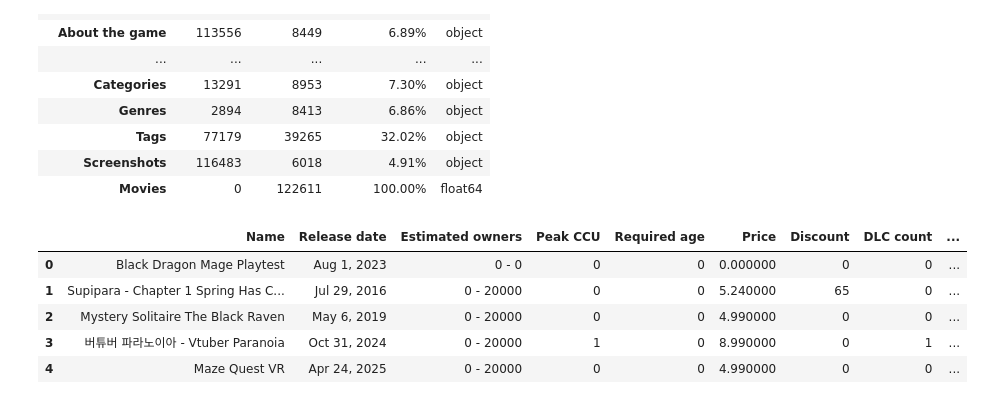
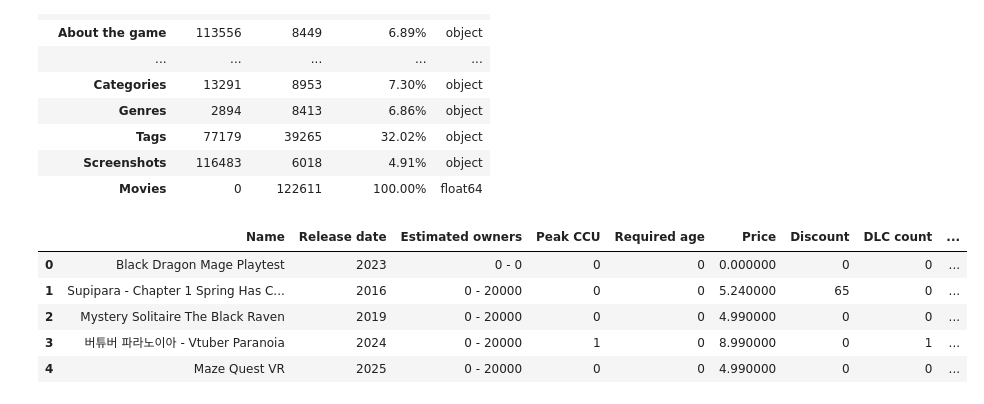
Before and after one commit to Thethomasbutnottheleast/Steam-Analyse, a Jupyter notebook: stream_python.ipynb, the cells around one changed output. Saved outputs shown, nothing was run; the diff lists cells and outputs as text; code cells hidden in the pictures.

```diff
--- a/stream_python.ipynb
+++ b/stream_python.ipynb
@@ -65,18 +66,35 @@ display(
 | Screenshots | 116483 | 6018 | 4.91% | object |
 | Movies | 0 | 122611 | 100.00% | float64 |
 # %%
-data2=data.drop(columns=["Movies","About the game","Screenshots","Metacritic url","Reviews","Header image","AppID","Website","Support url","Support email","Score rank","Notes",])
+data2=data.drop(columns=["Movies","Screenshots","Metacritic url","Header image","AppID","Website","Score rank","Notes",])
+data2['About the game'] = data2['About the game'] != ""      #).astype(int) pour quant
+data2['Support email'] = data2['Support email'] != ""
+data2['Support url'] = data2['Support url'] != ""
+data2['Release date'] = data2['Release date'].str[-4:]
+
+# Fonction qui va compter le nombre d'avis dans chaque ligne
+def count_reviews(row):
+    # S'assurer que chaque ligne est une chaîne de caractères
+    if isinstance(row, str):  # Si c'est déjà une chaîne
+        reviews = re.findall(r'"([^"]*)"', row)  # Recherche des avis entre guillemets
+        return len(reviews)
+    else:
+        return 0  # Si ce n'est pas une chaîne, retourne 0
+
+# Appliquer la fonction à la colonne 'avis'
+data2['Reviews'] = data2['Reviews'].apply(count_reviews)
+
 display(
     data2.head().style.background_gradient(cmap="BuPu")
 )
 # about the game et suppporturl/email:mettre en qual, changer date de sortie en année de sortie, nb de review
 # %% [output]
 |  | Name | Release date | Estimated owners | Peak CCU | Required age | Price | Discount | DLC count | ... |
-| 0 | Black Dragon Mage Playtest | Aug 1, 2023 | 0 - 0 | 0 | 0 | 0.000000 | 0 | 0 | ... |
-| 1 | Supipara - Chapter 1 Spring Has C... | Jul 29, 2016 | 0 - 20000 | 0 | 0 | 5.240000 | 65 | 0 | ... |
-| 2 | Mystery Solitaire The Black Raven | May 6, 2019 | 0 - 20000 | 0 | 0 | 4.990000 | 0 | 0 | ... |
-| 3 | 버튜버 파라노이아 - Vtuber Paranoia | Oct 31, 2024 | 0 - 20000 | 1 | 0 | 8.990000 | 0 | 1 | ... |
-| 4 | Maze Quest VR | Apr 24, 2025 | 0 - 20000 | 0 | 0 | 4.990000 | 0 | 0 | ... |
+| 0 | Black Dragon Mage Playtest | 2023 | 0 - 0 | 0 | 0 | 0.000000 | 0 | 0 | ... |
+| 1 | Supipara - Chapter 1 Spring Has C... | 2016 | 0 - 20000 | 0 | 0 | 5.240000 | 65 | 0 | ... |
+| 2 | Mystery Solitaire The Black Raven | 2019 | 0 - 20000 | 0 | 0 | 4.990000 | 0 | 0 | ... |
+| 3 | 버튜버 파라노이아 - Vtuber Paranoia | 2024 | 0 - 20000 | 1 | 0 | 8.990000 | 0 | 1 | ... |
+| 4 | Maze Quest VR | 2025 | 0 - 20000 | 0 | 0 | 4.990000 | 0 | 0 | ... |
 # %%
 data2.loc[data2["Name"].duplicated()]
 # %% [output]
```
Also changed, not shown: parts of 8 cells of this notebook.
